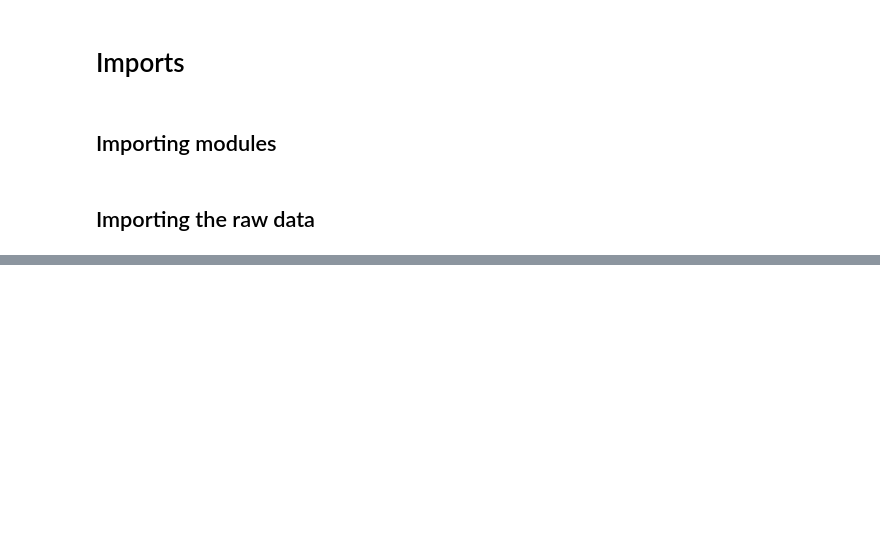
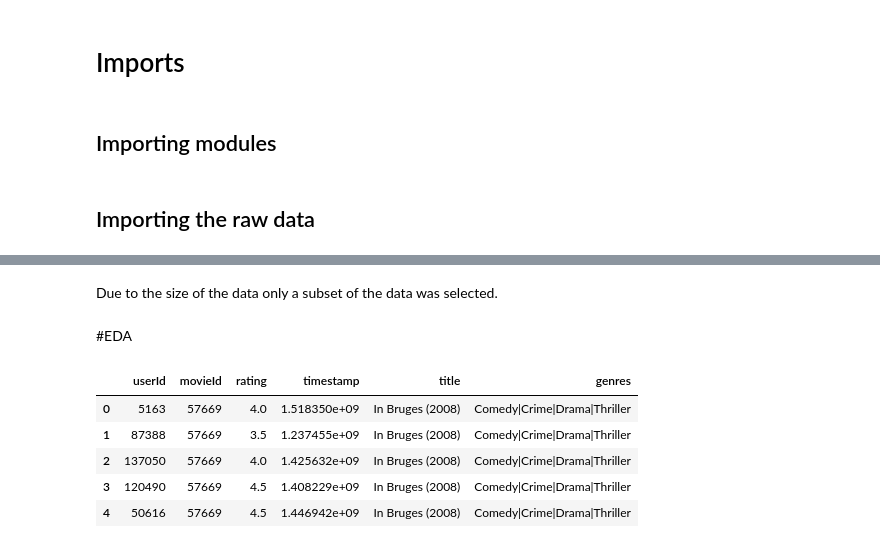
Before and after one commit to Explore-AI/unsupervised-predict-streamlit-template, a Jupyter notebook: main.ipynb, the cells around one changed output, grey strips where cells are left out. Cells and saved outputs as stored; diff of their text form; code cells hidden in the pictures; blank space fills up the shorter version.

```diff
--- a/main.ipynb
+++ b/main.ipynb
@@ -22,0 +66,2 @@ import pandas as pd
+# %% [markdown]
+Due to the size of the data only a subset of the data was selected.
@@ -22,0 +71,12 @@ import pandas as pd
+# %% [markdown]
+#EDA
+# %%
+data = pd.merge(train, movies, on='movieId')
+data.head(5)
+# %% [output]
+|  | userId | movieId | rating | timestamp | title | genres |
+| 0 | 5163 | 57669 | 4.0 | 1.518350e+09 | In Bruges (2008) | Comedy|Crime|Drama|Thriller |
+| 1 | 87388 | 57669 | 3.5 | 1.237455e+09 | In Bruges (2008) | Comedy|Crime|Drama|Thriller |
+| 2 | 137050 | 57669 | 4.0 | 1.425632e+09 | In Bruges (2008) | Comedy|Crime|Drama|Thriller |
+| 3 | 120490 | 57669 | 4.5 | 1.408229e+09 | In Bruges (2008) | Comedy|Crime|Drama|Thriller |
+| 4 | 50616 | 57669 | 4.5 | 1.446942e+09 | In Bruges (2008) | Comedy|Crime|Drama|Thriller |
```
Also changed, not shown: parts of 41 cells of this notebook.
